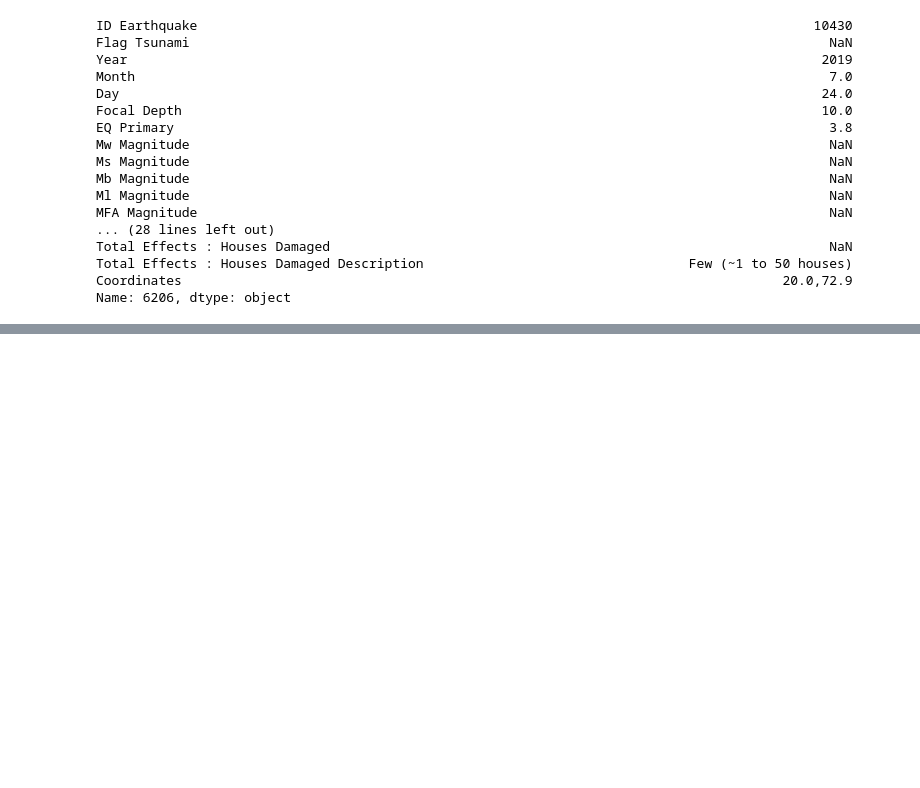
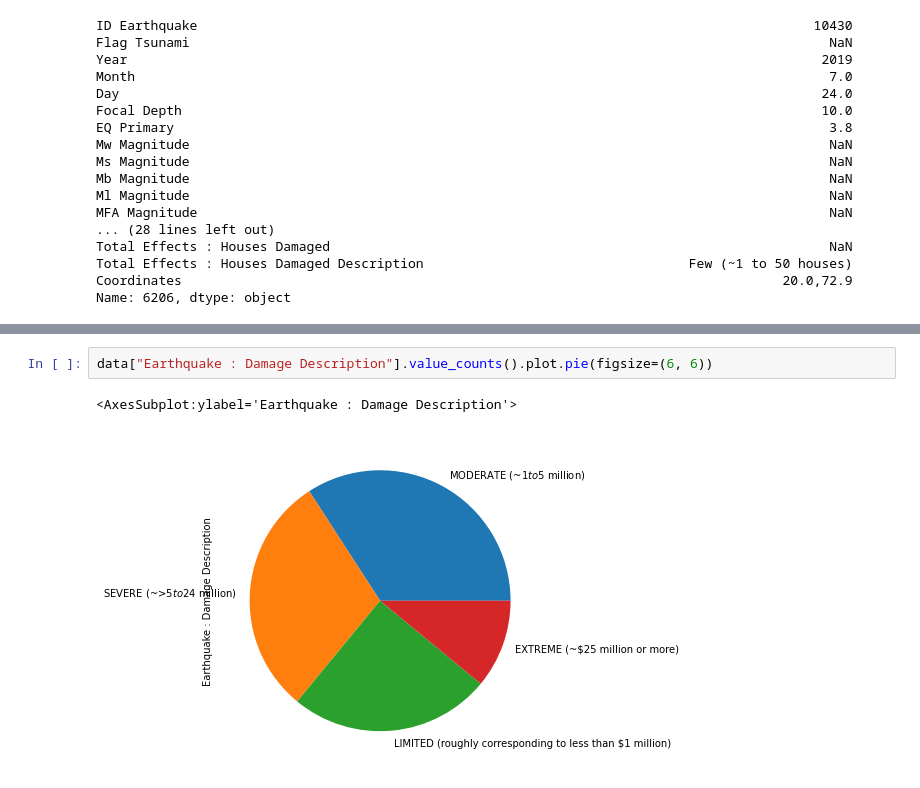
Before and after one commit to eupho73/TER-BNN, a Jupyter notebook: data/sign_eq_database.ipynb, the cells around one changed output, grey strips where cells are left out. Drawn from its saved outputs; the diff is of its cells as text; blank space fills up the shorter version.

```diff
--- a/data/sign_eq_database.ipynb
+++ b/data/sign_eq_database.ipynb
@@ -99,0 +138,5 @@ Name: 6206, dtype: object
+# %%
+data["Earthquake : Damage Description"].value_counts().plot.pie(figsize=(6, 6))
+# %% [output]
+<AxesSubplot:ylabel='Earthquake : Damage Description'>
+[figure, added]
```
Also changed, not shown: parts of 45 cells of this notebook, 1 other file.
